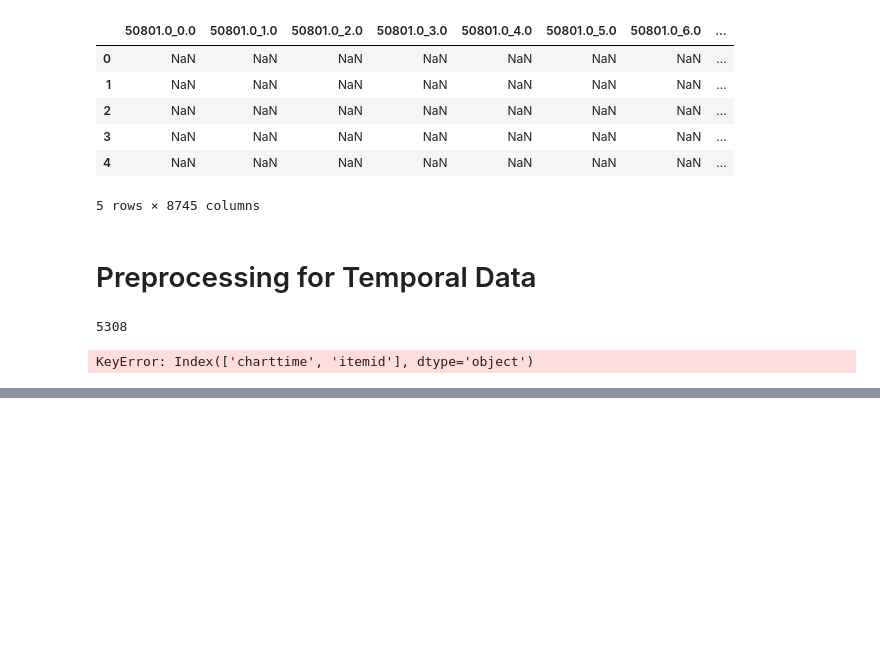
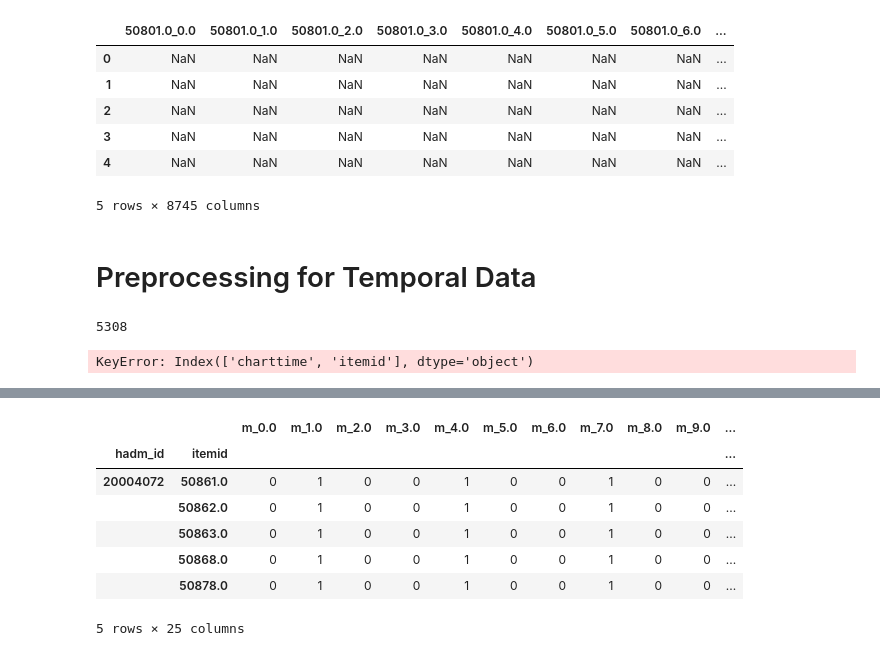
Before and after one commit to Crazz-Zaac/informative-missingness, a Jupyter notebook: project/notebooks/exp_2025.ipynb, the cells around one changed output, grey strips where cells are left out. Saved outputs shown, nothing was run; the diff lists cells and outputs as text; code cells hidden in the pictures; blank space fills up the shorter version.

Commit message:
feature combinations for x, m and delta

```diff
--- a/project/notebooks/exp_2025.ipynb
+++ b/project/notebooks/exp_2025.ipynb
@@ -806,0 +880,3 @@ def df_to_x_m_d(df, max_window_days=7):
+# %%
+temp_df = pd.read_parquet("../dataset/raw/aplasia_lab_events_data_7_days_prior.parquet")
+temp_df.head()
@@ -806,0 +890,20 @@ def df_to_x_m_d(df, max_window_days=7):
+# %%
+patients_data = temp_df.copy()
+aggregation_window_size = 7
+
+
+patients_data["hours_before_discharge"] = (
+    patients_data["dischtime"] - patients_data["charttime"]
+).dt.total_seconds() / 3600
+patients_data["bin"] = (
+    patients_data["hours_before_discharge"] // aggregation_window_size
+)
+patients_data = patients_data[patients_data["bin"].notna()]
+patients_data.loc[:, "bin"] = patients_data["bin"].astype(int)
+patients_data = patients_data[patients_data["bin"] >= 0]
+
+patients_data["itemid_bin"] = (
+    patients_data["itemid"].astype(int).astype(str)
+    + "_"
+    + patients_data["bin"].astype(str)
+)
@@ -806,0 +919,30 @@ def df_to_x_m_d(df, max_window_days=7):
+# %%
+stkd_df = df_to_grud_inputs(patients_data, feature_combinations="m")
+# df_ts = stkd_df.set_index(["hadm_id", "itemid"])
+
+# Unstack 'itemid' to get one row per admission with multiple lab*time columns
+df_mx = stkd_df.unstack(level=-1)
+
+# Swap levels of MultiIndex columns so that time bins are outer level and itemid inner level
+if isinstance(df_mx.columns, pd.MultiIndex):
+    df_mx.columns = df_mx.columns.swaplevel(0, 1)
+
+# Sort columns lexically
+df_mx = df_mx.sort_index(axis=1)
+
+# Flatten MultiIndex columns to strings like 'bin_itemid'
+df_mx.columns = [
+    "_".join(map(str, col)) if isinstance(col, tuple) else str(col)
+    for col in df_mx.columns
+]
+
+df_mx.head()
+# %% [output]
+|  |  | m_0.0 | m_1.0 | m_2.0 | m_3.0 | m_4.0 | m_5.0 | m_6.0 | m_7.0 | m_8.0 | m_9.0 | ... |
+| hadm_id | itemid |  |  |  |  |  |  |  |  |  |  | ... |
+| 20004072 | 50861.0 | 0 | 1 | 0 | 0 | 1 | 0 | 0 | 1 | 0 | 0 | ... |
+|  | 50862.0 | 0 | 1 | 0 | 0 | 1 | 0 | 0 | 1 | 0 | 0 | ... |
+|  | 50863.0 | 0 | 1 | 0 | 0 | 1 | 0 | 0 | 1 | 0 | 0 | ... |
+|  | 50868.0 | 0 | 1 | 0 | 0 | 1 | 0 | 0 | 1 | 0 | 0 | ... |
+|  | 50878.0 | 0 | 1 | 0 | 0 | 1 | 0 | 0 | 1 | 0 | 0 | ... |
+5 rows × 25 columns
```
Also changed, not shown: parts of 13 cells of this notebook, 6 other files.
